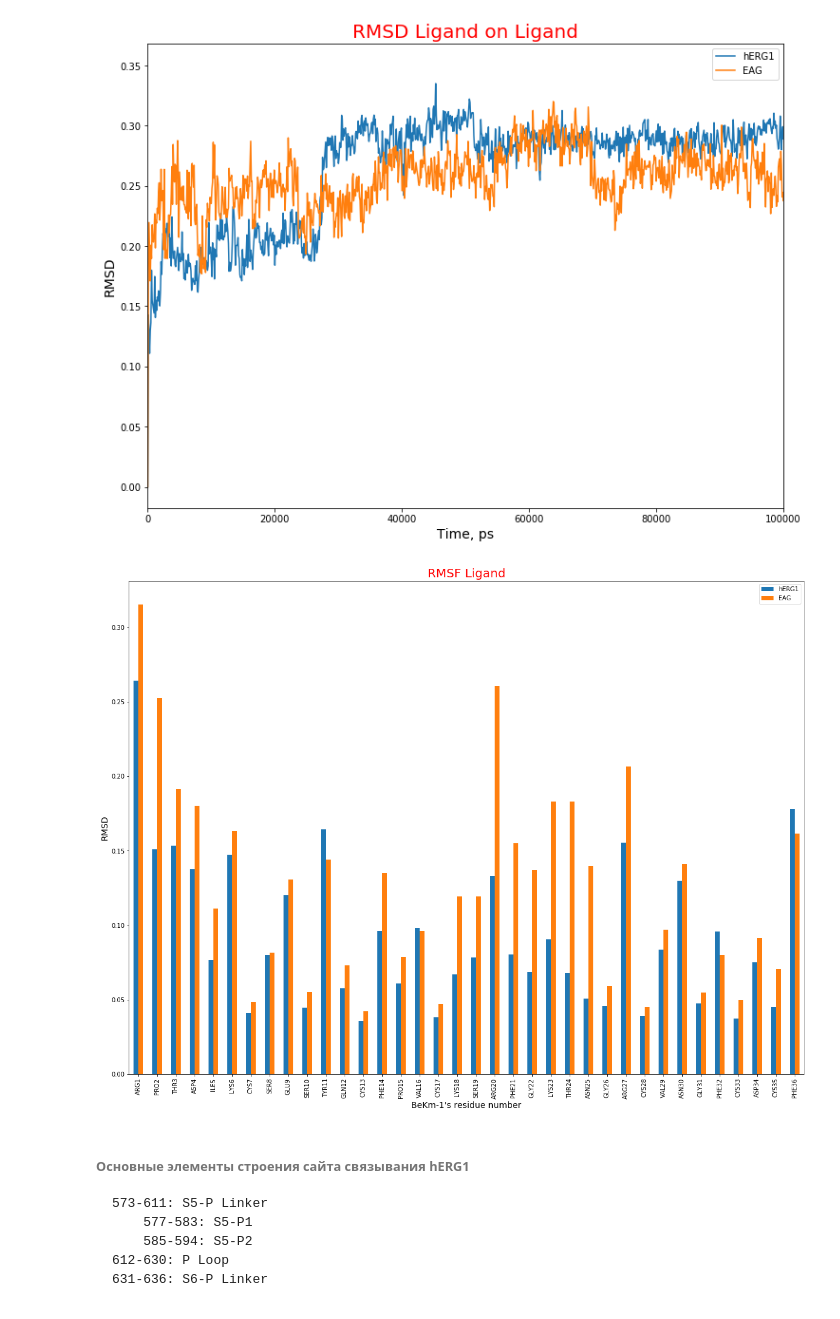
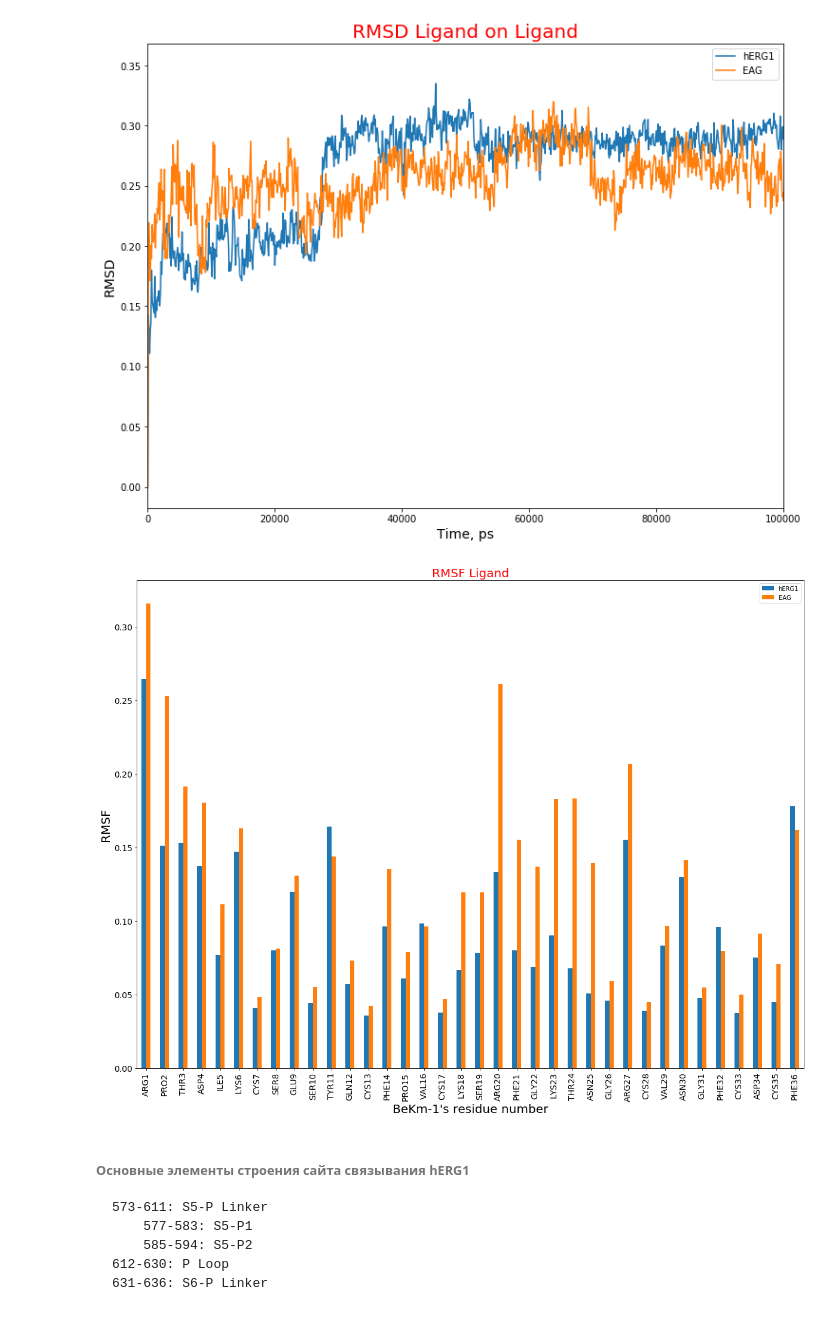
Before and after one commit to nikitadobrokhtov/potassium-channels, a Jupyter notebook: descriptional_characteristics_of_EAG_in_comparison_to_hERG1/Descriptional characteristics of EAG in comparison to hERG1.ipynb, the cells around one changed output. Cells and saved outputs as stored; diff of their text form; code cells hidden in the pictures.

```diff
--- a/descriptional_characteristics_of_EAG_in_comparison_to_hERG1/Descriptional characteristics of EAG in comparison to hERG1.ipynb
+++ b/descriptional_characteristics_of_EAG_in_comparison_to_hERG1/Descriptional characteristics of EAG in comparison to hERG1.ipynb
@@ -85,20 +87,21 @@ BeKm_1= ['ARG1','PRO2','THR3','ASP4','ILE5','LYS6','CYS7','SER8','GLU9','SER10',
 # %%
 plotdata = pd.DataFrame({
     "hERG1":xvg_data("/home/nikita/D/Potassium channels/for_all/hERG1/pictures/RMSF_tox.xvg"),
     "EAG":xvg_data("/home/nikita/D/Potassium channels/for_all/EAG/pictures/RMSF_tox.xvg")
     },
     index=BeKm_1
 )
 
 
-plotdata.plot(kind="bar", figsize=(20,15))
+plotdata.plot(kind="bar", figsize=(20,15), fontsize=14)
 plt.title("RMSF Ligand", fontsize=20, color='red')
-plt.xlabel("BeKm-1's residue number", fontsize=14)
-plt.ylabel("RMSD", fontsize=14)
+plt.xlabel("BeKm-1's residue number", fontsize=20)
+plt.ylabel("RMSF", fontsize=20)
+plt.savefig("RMSF_lig.png")
 
 plt.show()
 # %% [output]
-[figure, old version]
+[figure, new version]
 # %%
 def data_for_average(label):
     residues, d1 = xvg_data("/home/nikita/D/Potassium channels/for_all/" + label + "/pictures/RMSF_rec_1.xvg", return_x=True)
```
Also changed, not shown: parts of 3 cells of this notebook, 4 other files.
